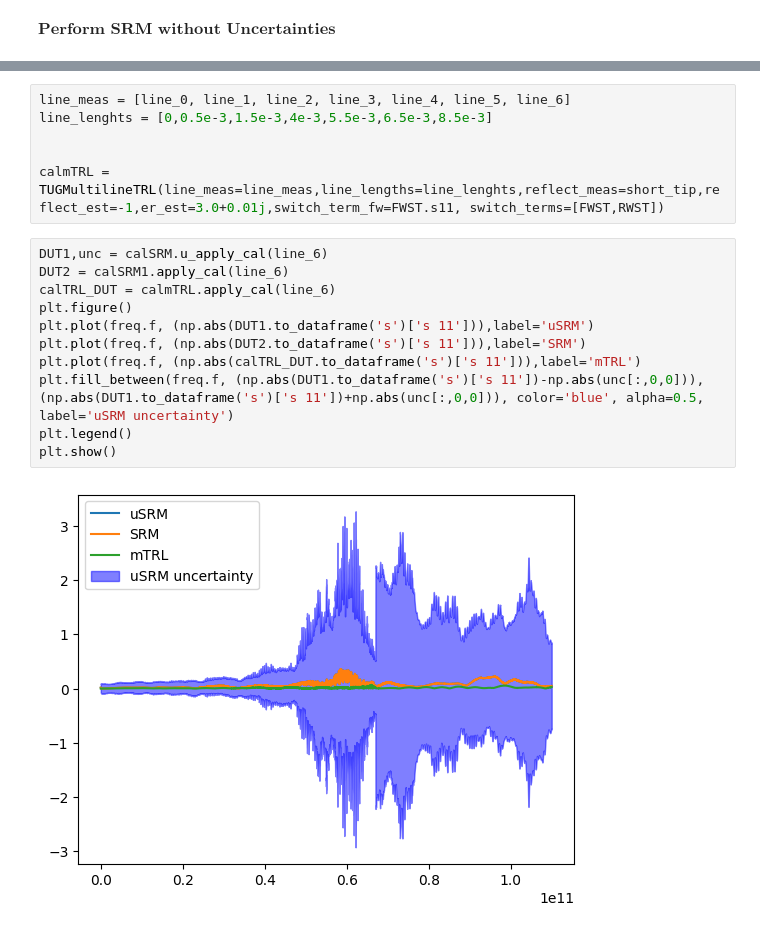
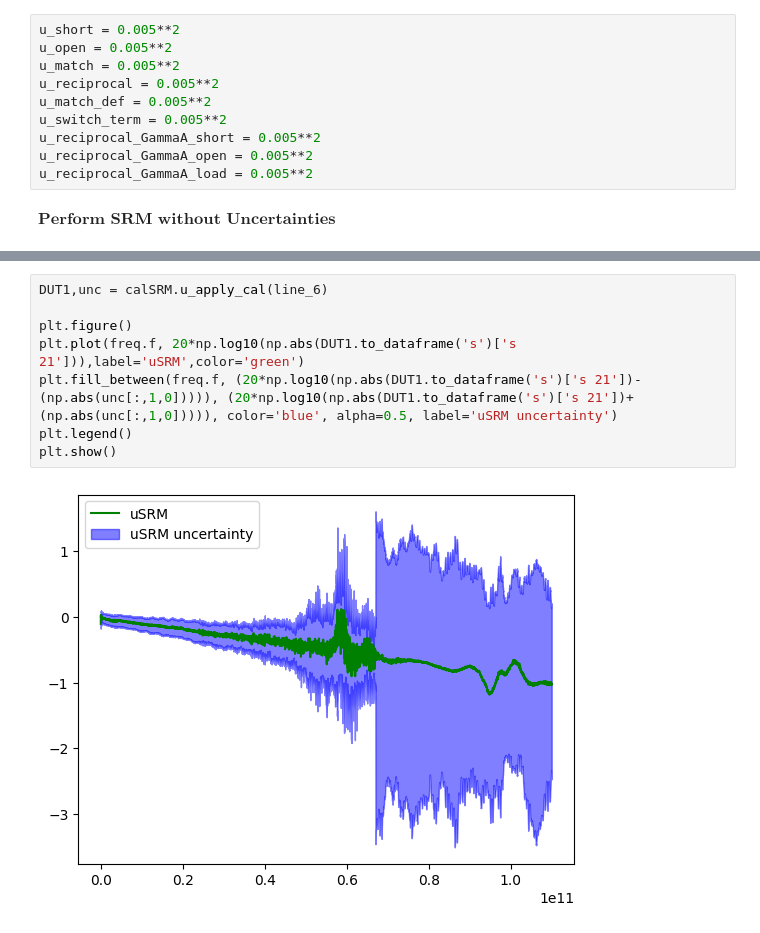
Before and after one commit to leb99-tug/SRM-linear-uncertainty-propagation, a Jupyter notebook: Example.ipynb, the cells around one changed output, grey strips where cells are left out. Drawn from its saved outputs; the diff is of its cells as text.

```diff
--- a/Example.ipynb
+++ b/Example.ipynb
@@ -62,3 +63,13 @@ open_est_2p = rf.Network(frequency=freq,s=open_est_2p,z0=50)
+# %%
+u_short = 0.005**2
+u_open = 0.005**2
+u_match = 0.005**2
+u_reciprocal = 0.005**2
+u_match_def = 0.005**2
+u_switch_term = 0.005**2
+u_reciprocal_GammaA_short = 0.005**2
+u_reciprocal_GammaA_open = 0.005**2
+u_reciprocal_GammaA_load = 0.005**2
 # %% [markdown]
 $\textbf{Perform SRM without Uncertainties}$
 # %%
@@ -118,22 +109,13 @@ Frequency: 109.94 GHz ... DONE!
 Frequency: 109.96 GHz ... DONE!
 Frequency: 109.98 GHz ... DONE!
 Frequency: 110.00 GHz ... DONE!
-# %%
-line_meas = [line_0, line_1, line_2, line_3, line_4, line_5, line_6]
-line_lenghts = [0,0.5e-3,1.5e-3,4e-3,5.5e-3,6.5e-3,8.5e-3]
-
-
-calmTRL = TUGMultilineTRL(line_meas=line_meas,line_lengths=line_lenghts,reflect_meas=short_tip,reflect_est=-1,er_est=3.0+0.01j,switch_term_fw=FWST.s11, switch_terms=[FWST,RWST])
 # %%
 DUT1,unc = calSRM.u_apply_cal(line_6)
-DUT2 = calSRM1.apply_cal(line_6)
-calTRL_DUT = calmTRL.apply_cal(line_6)
+
 plt.figure()
-plt.plot(freq.f, (np.abs(DUT1.to_dataframe('s')['s 11'])),label='uSRM')
-plt.plot(freq.f, (np.abs(DUT2.to_dataframe('s')['s 11'])),label='SRM')
-plt.plot(freq.f, (np.abs(calTRL_DUT.to_dataframe('s')['s 11'])),label='mTRL')
-plt.fill_between(freq.f, (np.abs(DUT1.to_dataframe('s')['s 11'])-np.abs(unc[:,0,0])), (np.abs(DUT1.to_dataframe('s')['s 11'])+np.abs(unc[:,0,0])), color='blue', alpha=0.5, label='uSRM uncertainty')
+plt.plot(freq.f, 20*np.log10(np.abs(DUT1.to_dataframe('s')['s 21'])),label='uSRM',color='green')
+plt.fill_between(freq.f, (20*np.log10(np.abs(DUT1.to_dataframe('s')['s 21'])-(np.abs(unc[:,1,0])))), (20*np.log10(np.abs(DUT1.to_dataframe('s')['s 21'])+(np.abs(unc[:,1,0])))), color='blue', alpha=0.5, label='uSRM uncertainty')
 plt.legend()
 plt.show()
 # %% [output]
-[figure, old version]
+[figure, new version]
```
Also changed, not shown: parts of 5 cells of this notebook, 2 other files.
